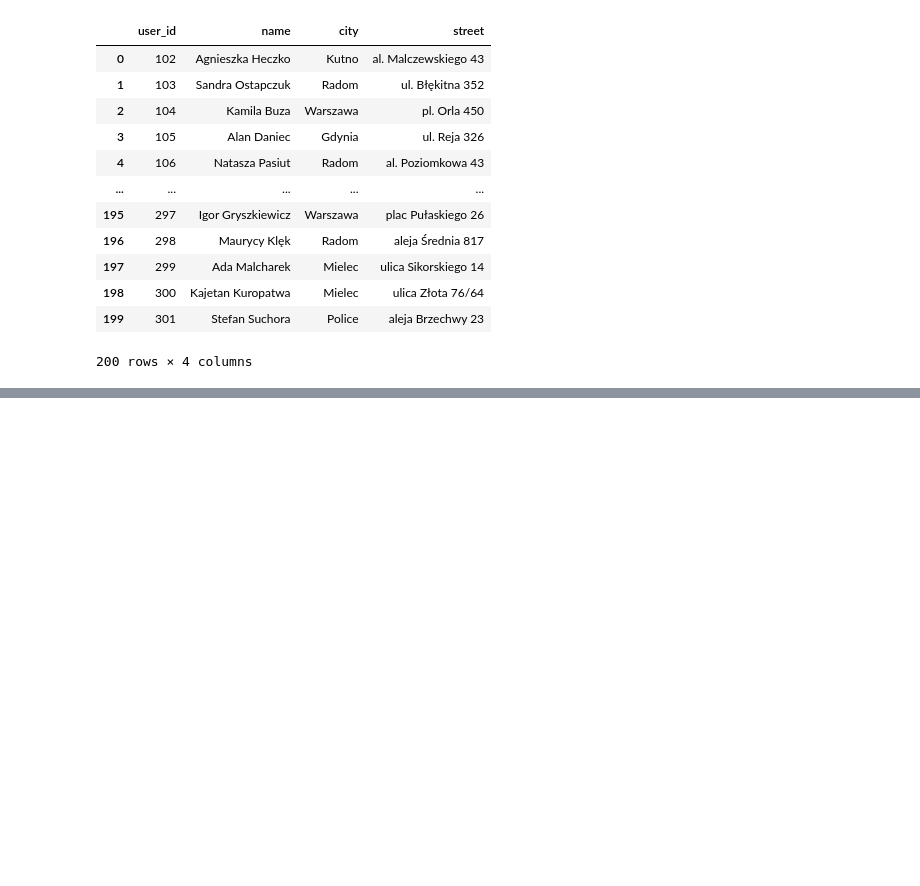
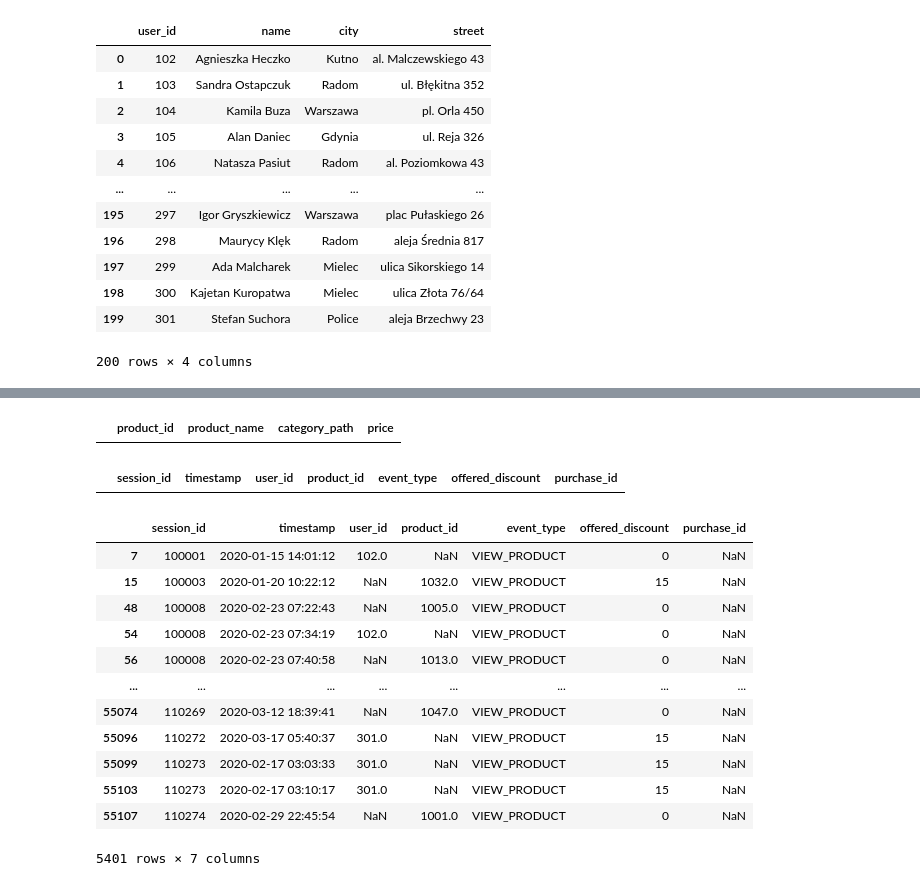
Before and after one commit to mrozans/Customer_Classifier, a Jupyter notebook: src/Report.ipynb, the cells around one changed output, grey strips where cells are left out. Saved outputs shown, nothing was run; the diff lists cells and outputs as text; code cells hidden in the pictures; blank space fills up the shorter version.

```diff
--- a/src/Report.ipynb
+++ b/src/Report.ipynb
@@ -48,0 +123,24 @@ users_df
+# %%
+products_df.loc[products_df['price'].isna()]
+# %% [output]
+|  | product_id | product_name | category_path | price |
+# %%
+sessions_df.loc[(sessions_df['offered_discount'] < 0) | (sessions_df['offered_discount'] > 100)]
+# %% [output]
+|  | session_id | timestamp | user_id | product_id | event_type | offered_discount | purchase_id |
+# %%
+sessions_df.loc[(sessions_df['user_id'].isna()) | (sessions_df['product_id'].isna())]
+# %% [output]
+|  | session_id | timestamp | user_id | product_id | event_type | offered_discount | purchase_id |
+| 7 | 100001 | 2020-01-15 14:01:12 | 102.0 | NaN | VIEW_PRODUCT | 0 | NaN |
+| 15 | 100003 | 2020-01-20 10:22:12 | NaN | 1032.0 | VIEW_PRODUCT | 15 | NaN |
+| 48 | 100008 | 2020-02-23 07:22:43 | NaN | 1005.0 | VIEW_PRODUCT | 0 | NaN |
+| 54 | 100008 | 2020-02-23 07:34:19 | 102.0 | NaN | VIEW_PRODUCT | 0 | NaN |
+| 56 | 100008 | 2020-02-23 07:40:58 | NaN | 1013.0 | VIEW_PRODUCT | 0 | NaN |
+| ... | ... | ... | ... | ... | ... | ... | ... |
+| 55074 | 110269 | 2020-03-12 18:39:41 | NaN | 1047.0 | VIEW_PRODUCT | 0 | NaN |
+| 55096 | 110272 | 2020-03-17 05:40:37 | 301.0 | NaN | VIEW_PRODUCT | 15 | NaN |
+| 55099 | 110273 | 2020-02-17 03:03:33 | 301.0 | NaN | VIEW_PRODUCT | 15 | NaN |
+| 55103 | 110273 | 2020-02-17 03:10:17 | 301.0 | NaN | VIEW_PRODUCT | 15 | NaN |
+| 55107 | 110274 | 2020-02-29 22:45:54 | NaN | 1001.0 | VIEW_PRODUCT | 0 | NaN |
+5401 rows × 7 columns
```
Also changed, not shown: parts of 5 cells of this notebook.
